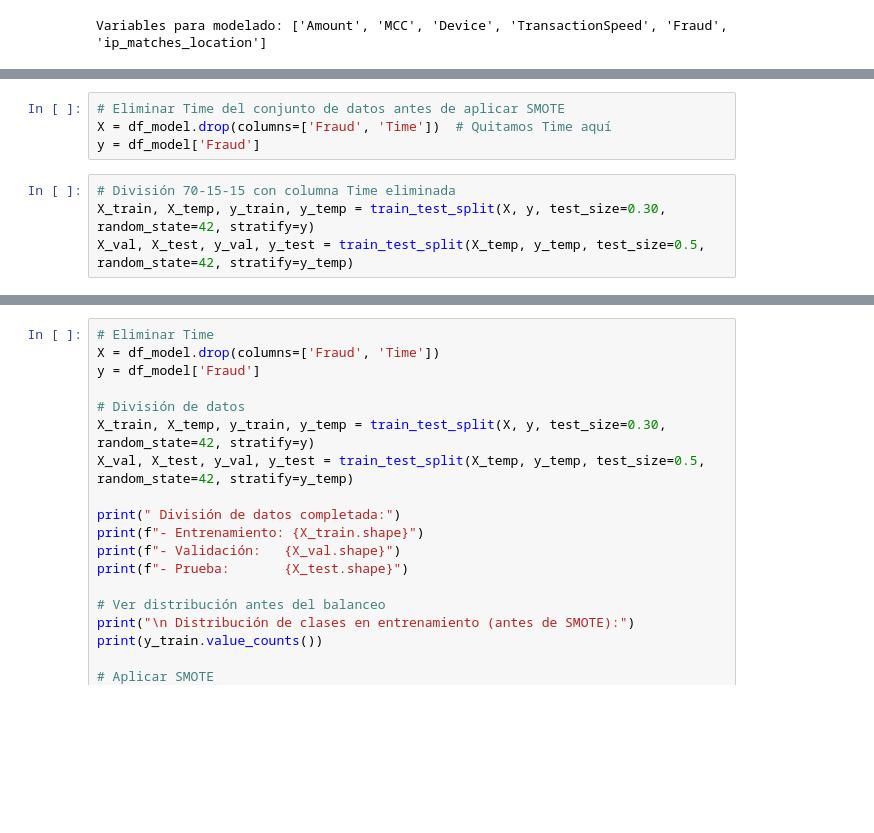
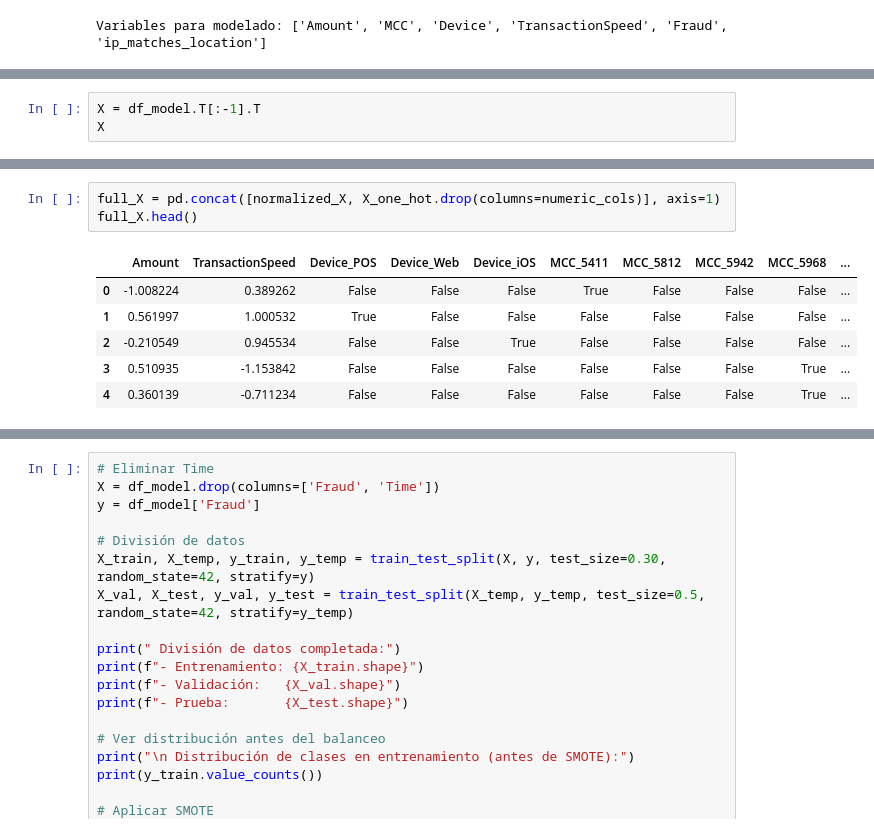
Before and after one commit to Zerovolt0V/MachineLearning_Cripto, a Jupyter notebook: TP_MachineLearning copy.ipynb, the cells around one changed output, grey strips where cells are left out. Drawn from its saved outputs; the diff is of its cells as text; blank space fills up the shorter version.

```diff
--- a/TP_MachineLearning copy.ipynb
+++ b/TP_MachineLearning copy.ipynb
@@ -513,0 +502,3 @@ X.head()
+# %%
+X = df_model.T[:-1].T
+X
@@ -557,8 +573,10 @@ Entrenamiento: (7000, 7), Validación: (1500, 7), Prueba: (1500, 7)
-# %%
-# Eliminar Time del conjunto de datos antes de aplicar SMOTE
-X = df_model.drop(columns=['Fraud', 'Time'])  # Quitamos Time aquí
-y = df_model['Fraud']
-# %%
-# División 70-15-15 con columna Time eliminada
-X_train, X_temp, y_train, y_temp = train_test_split(X, y, test_size=0.30, random_state=42, stratify=y)
-X_val, X_test, y_val, y_test = train_test_split(X_temp, y_temp, test_size=0.5, random_state=42, stratify=y_temp)
+# %%
+full_X = pd.concat([normalized_X, X_one_hot.drop(columns=numeric_cols)], axis=1)
+full_X.head()
+# %% [output]
+|  | Amount | TransactionSpeed | Device_POS | Device_Web | Device_iOS | MCC_5411 | MCC_5812 | MCC_5942 | MCC_5968 | ... |
+| 0 | -1.008224 | 0.389262 | False | False | False | True | False | False | False | ... |
+| 1 | 0.561997 | 1.000532 | True | False | False | False | False | False | False | ... |
+| 2 | -0.210549 | 0.945534 | False | False | True | False | False | False | False | ... |
+| 3 | 0.510935 | -1.153842 | False | False | False | False | False | False | True | ... |
+| 4 | 0.360139 | -0.711234 | False | False | False | False | False | False | True | ... |
```
Also changed, not shown: parts of 12 cells of this notebook, 2 other files.
